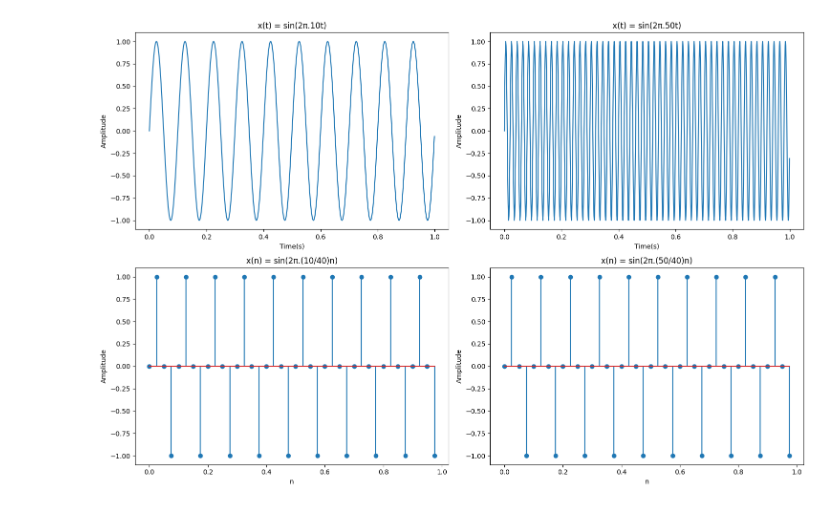
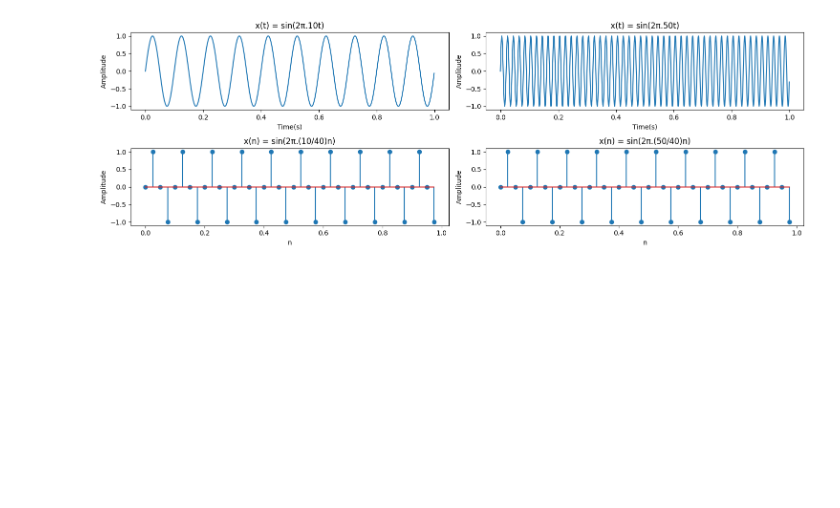
Before and after one commit to mdshiblinoman/Digital-Signal-Processing-Lab, a Jupyter notebook: alaising.ipynb, the cells around one changed output. Cells and saved outputs as stored; diff of their text form; code cells hidden in the pictures; blank space fills up the shorter version.

```diff
--- a/alaising.ipynb
+++ b/alaising.ipynb
@@ -14,7 +14,7 @@ t = np.arange(0, 1, 0.001)
 x = np.sin(2 * np.pi * 10 * t)
 
 # Create a figure with 2x2 subplots for comparison
-plt.figure(figsize=(15, 10))
+plt.figure(figsize=(15, 5))
 
 # Plot 1: Continuous 10 Hz sine wave
 plt.subplot(2, 2, 1)
@@ -44,31 +44,31 @@ x_n = np.sin(2 * np.pi * 10 * n)  # Sampled 10 Hz signal
 
 # Plot 3: Sampled 10 Hz signal (no aliasing - properly reconstructed)
 plt.subplot(2, 2, 3)
 plt.stem(n, x_n)
 plt.xlabel('n')
 plt.ylabel('Amplitude')
 plt.title('x(n) = sin(2π.(10/40)n)')  # Normalized frequency = 10/40 = 0.25
 
 # For 50 Hz signal: fs = 40 Hz < 2*50 = 100 Hz, so ALIASING occurs!
 # The 50 Hz signal will appear as a 10 Hz signal due to aliasing
 # Aliased frequency = |50 - 40| = 10 Hz (folds back into baseband)
 fs = 40
 n = np.arange(0, 1, 1/fs)  # Discrete time samples
 x_n = np.sin(2 * np.pi * 50 * n)  # Sampled 50 Hz signal (aliased!)
 
 # Plot 4: Sampled 50 Hz signal (ALIASING - appears same as 10 Hz!)
 plt.subplot(2, 2, 4)
 plt.stem(n, x_n)
 plt.xlabel('n')
 plt.ylabel('Amplitude')
 plt.title('x(n) = sin(2π.(50/40)n)')  # Notice: looks identical to Plot 3!
 
 # Adjust layout to prevent overlap
 plt.tight_layout()
 plt.show()
 
 # CONCLUSION: Both sampled signals look identical!
 # This demonstrates aliasing - the 50 Hz signal "aliases" to 10 Hz
 # when sampled at 40 Hz (below Nyquist rate of 100 Hz for 50 Hz signal)
 # %% [output]
-[figure, old version]
+[figure, new version]
```
Also changed, not shown: 8 other files.
